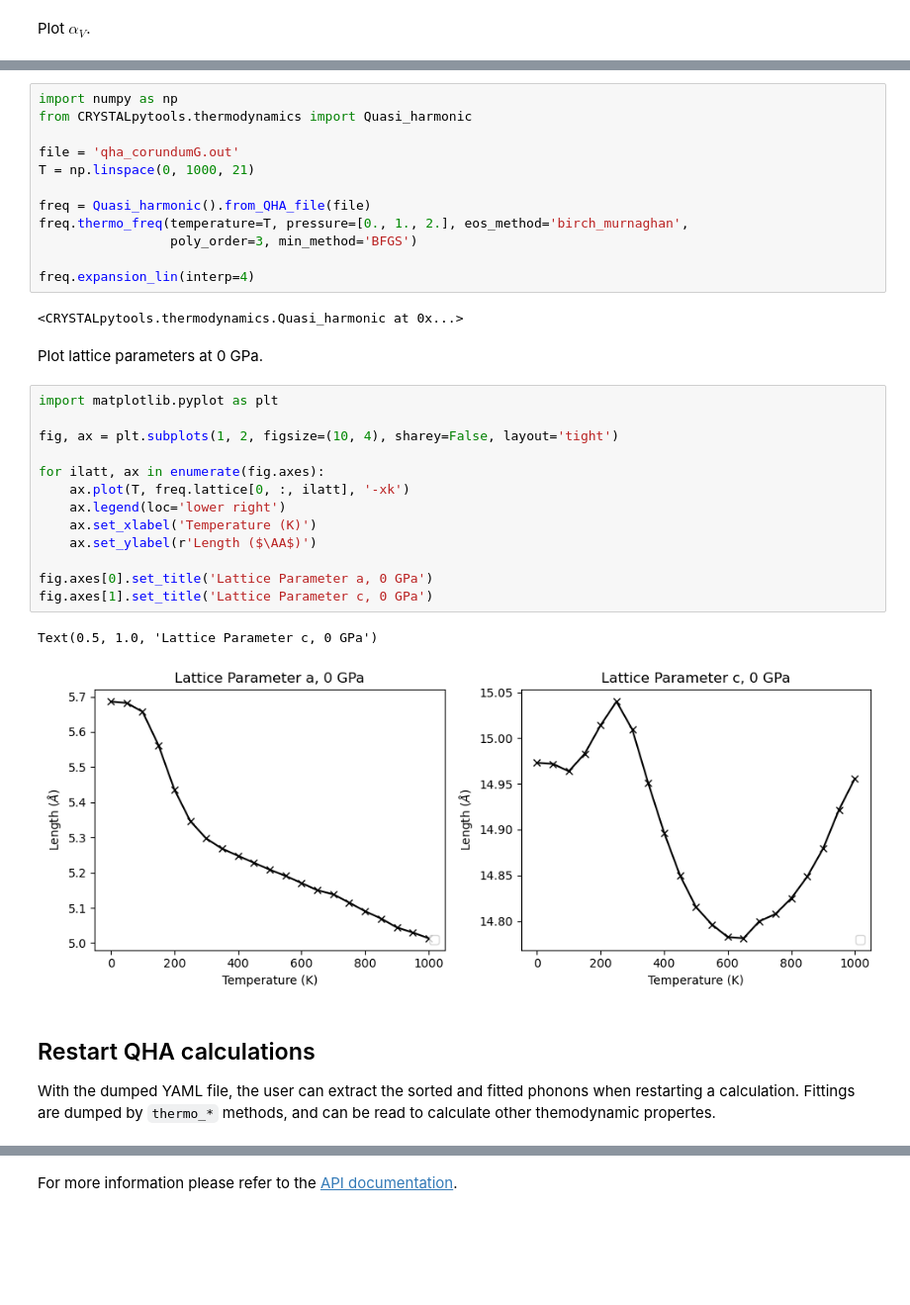
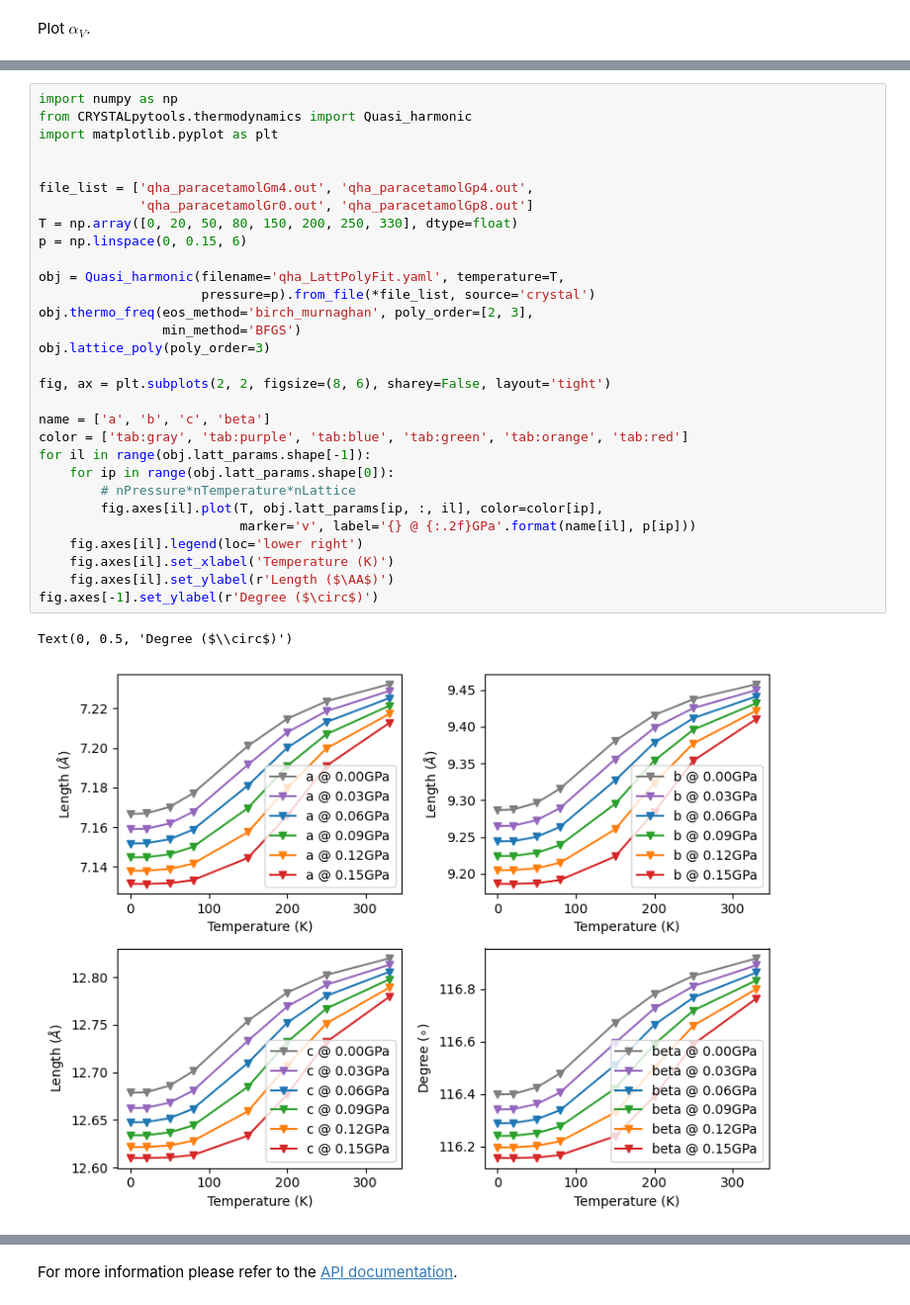
Before and after one commit to Spica-Vir/CRYSTALpytools-dev, a Jupyter notebook: examples/thermodynamics/qha.ipynb, the cells around one changed output, grey strips where cells are left out. Shown at 99% size. Drawn from its saved outputs; the diff is of its cells as text; blank space fills up the shorter version.

```diff
--- a/examples/thermodynamics/qha.ipynb
+++ b/examples/thermodynamics/qha.ipynb
@@ -343,36 +346,33 @@ With the `interp` option, interpolated volumes and lattice parameters can be ins
 # %%
 import numpy as np
 from CRYSTALpytools.thermodynamics import Quasi_harmonic
+import matplotlib.pyplot as plt
 
-file = 'qha_corundumG.out'
-T = np.linspace(0, 1000, 21)
 
-freq = Quasi_harmonic().from_QHA_file(file)
-freq.thermo_freq(temperature=T, pressure=[0., 1., 2.], eos_method='birch_murnaghan',
-                 poly_order=3, min_method='BFGS')
+file_list = ['qha_paracetamolGm4.out', 'qha_paracetamolGp4.out',
+             'qha_paracetamolGr0.out', 'qha_paracetamolGp8.out']
+T = np.array([0, 20, 50, 80, 150, 200, 250, 330], dtype=float)
+p = np.linspace(0, 0.15, 6)
 
-freq.expansion_lin(interp=4)
+obj = Quasi_harmonic(filename='qha_LattPolyFit.yaml', temperature=T,
+                     pressure=p).from_file(*file_list, source='crystal')
+obj.thermo_freq(eos_method='birch_murnaghan', poly_order=[2, 3],
+                min_method='BFGS')
+obj.lattice_poly(poly_order=3)
+
+fig, ax = plt.subplots(2, 2, figsize=(8, 6), sharey=False, layout='tight')
+
+name = ['a', 'b', 'c', 'beta']
+color = ['tab:gray', 'tab:purple', 'tab:blue', 'tab:green', 'tab:orange', 'tab:red']
+for il in range(obj.latt_params.shape[-1]):
+    for ip in range(obj.latt_params.shape[0]):
+        # nPressure*nTemperature*nLattice
+        fig.axes[il].plot(T, obj.latt_params[ip, :, il], color=color[ip],
+                          marker='v', label='{} @ {:.2f}GPa'.format(name[il], p[ip]))
+    fig.axes[il].legend(loc='lower right')
+    fig.axes[il].set_xlabel('Temperature (K)')
+    fig.axes[il].set_ylabel(r'Length ($\AA$)')
+fig.axes[-1].set_ylabel(r'Degree ($\circ$)')
 # %% [output]
-<CRYSTALpytools.thermodynamics.Quasi_harmonic at 0x...>
+Text(0, 0.5, 'Degree ($\\circ$)')
+[figure, added]
-# %% [markdown]
-Plot lattice parameters at 0 GPa.
-# %%
-import matplotlib.pyplot as plt
-
-fig, ax = plt.subplots(1, 2, figsize=(10, 4), sharey=False, layout='tight')
-
-for ilatt, ax in enumerate(fig.axes):
-    ax.plot(T, freq.lattice[0, :, ilatt], '-xk')
-    ax.legend(loc='lower right')
-    ax.set_xlabel('Temperature (K)')
-    ax.set_ylabel(r'Length ($\AA$)')
-
-fig.axes[0].set_title('Lattice Parameter a, 0 GPa')
-fig.axes[1].set_title('Lattice Parameter c, 0 GPa')
-# %% [output]
-Text(0.5, 1.0, 'Lattice Parameter c, 0 GPa')
-[figure, removed]
-# %% [markdown]
-## Restart QHA calculations
-
-With the dumped YAML file, the user can extract the sorted and fitted phonons when restarting a calculation. Fittings are dumped by `thermo_*` methods, and can be read to calculate other themodynamic propertes.
```
Also changed, not shown: parts of 29 cells of this notebook, 9 other files.
